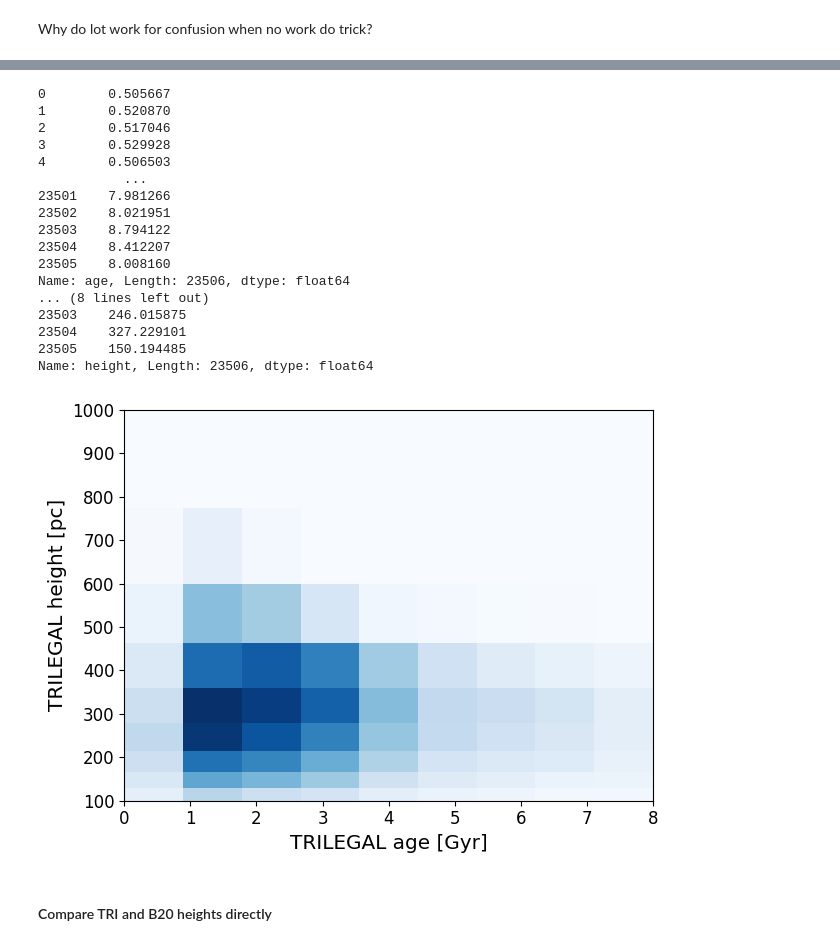
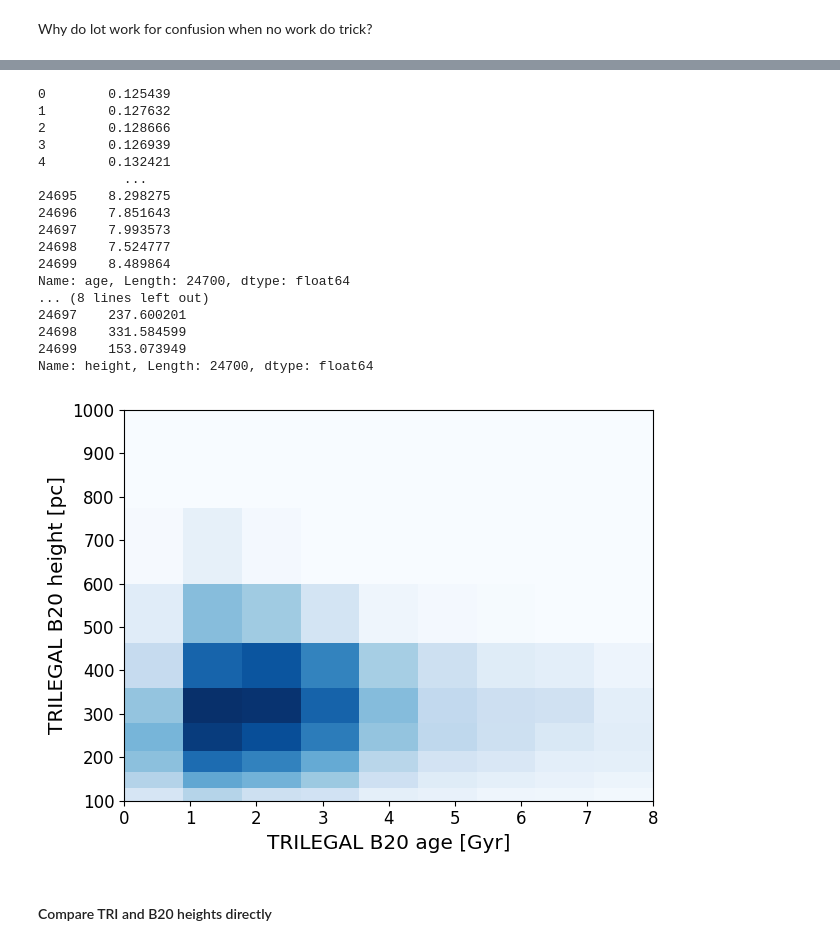
Before and after one commit to exoclam/psps, a Jupyter notebook: kepler.ipynb, the cells around one changed output, grey strips where cells are left out. Saved outputs shown, nothing was run; the diff lists cells and outputs as text; code cells hidden in the pictures.

Commit message:
incorporated HU25 for homogeneous kepler and k2 sample

```diff
--- a/kepler.ipynb
+++ b/kepler.ipynb
@@ -767,7 +769,8 @@ print("metallicity cut: ", len(tri_kepler))
 
 # same age cut as B20
 tri_kepler = tri_kepler.loc[tri_kepler['age'] <= 12.]
-tri_kepler = tri_kepler.loc[tri_kepler['age'] >= 0.5]
+print("min age: ", np.min(kepler_stars_bootstrapped['age']))
+tri_kepler = tri_kepler.loc[tri_kepler['age'] >= np.min(kepler_stars_bootstrapped['age'])]
 print("age cut: ", len(tri_kepler))
 
 # make an additional cut on Kepler magnitude
@@ -1263,51 +1267,51 @@ plt.show()
 # %%
 bins2d = [np.linspace(0, 8, 10), np.logspace(2, 3, 10)]
 
 label='TRI'
 ages = tri_kepler['age']
 heights = tri_kepler['height']
 norm = 10
 print(ages)
 print(heights)
 hist, xedges, yedges = np.histogram2d(ages, heights, bins=bins2d)
 hist = hist.T
 
 normalized = False
 if normalized==True:
 	with np.errstate(divide='ignore', invalid='ignore'):  # suppress division by zero warnings
 		hist *= norm / hist.sum(axis=0, keepdims=True)
 		#hist *= norm / hist.sum(axis=1, keepdims=True)
 if label=='TRI':
 	ax = plt.pcolormesh(xedges, yedges, hist, cmap='Blues')
-	plt.xlabel('TRILEGAL age [Gyr]')
-	plt.ylabel('TRILEGAL height [pc]')
+	plt.xlabel('TRILEGAL B20 age [Gyr]')
+	plt.ylabel('TRILEGAL B20 height [pc]')
 elif label=='B20':
 	ax = plt.pcolormesh(xedges, yedges, hist, cmap='Blues')
 	plt.xlabel('B20 age [Gyr]')
 	plt.ylabel('B20 height [pc]')
 #plt.legend(bbox_to_anchor=(1., 1.05))
 plt.tight_layout()
 plt.savefig(path+'plots/k2/age_vs_height_tri_kepler_bootstrapped.png')
 plt.show()
 # %% [output]
-0        0.505667
-1        0.520870
-2        0.517046
-3        0.529928
-4        0.506503
+0        0.125439
+1        0.127632
+2        0.128666
+3        0.126939
+4        0.132421
            ...
-23501    7.981266
-23502    8.021951
-23503    8.794122
-23504    8.412207
-23505    8.008160
-Name: age, Length: 23506, dtype: float64
+24695    8.298275
+24696    7.851643
+24697    7.993573
+24698    7.524777
+24699    8.489864
+Name: age, Length: 24700, dtype: float64
 ... (8 lines left out)
-23503    246.015875
-23504    327.229101
-23505    150.194485
-Name: height, Length: 23506, dtype: float64
+24697    237.600201
+24698    331.584599
+24699    153.073949
+Name: height, Length: 24700, dtype: float64
-[figure, old version]
+[figure, new version]
 # %% [markdown]
 #### Compare TRI and B20 heights directly
 # %%
```
Also changed, not shown: parts of 14 cells of this notebook, 5 other files.
